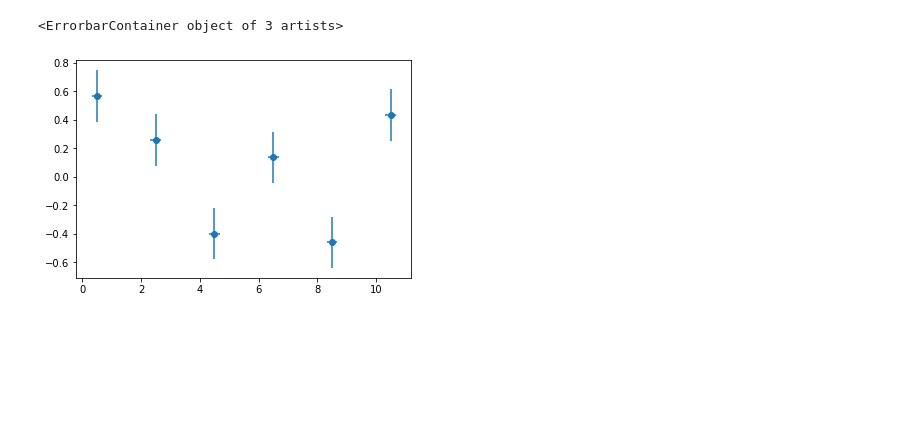
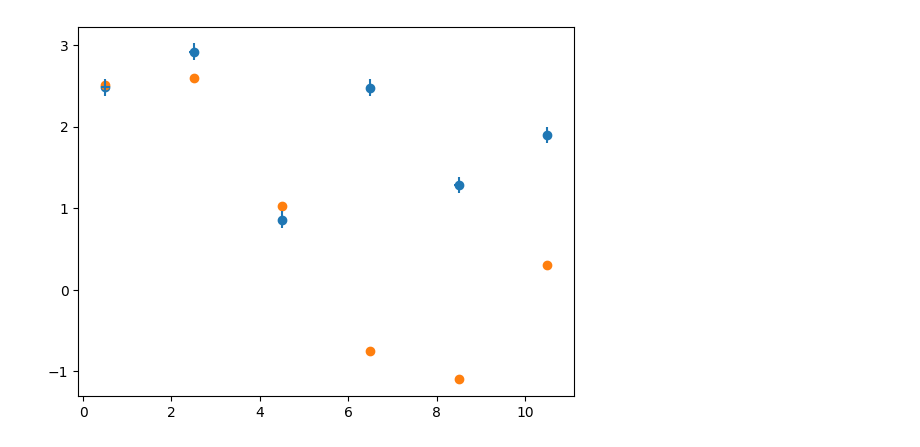
Before and after one commit to Yehan-Edirisinghe/Labo_cal, a Jupyter notebook: temi_esame/04-09-2023/esame.ipynb, the cells around one changed output. Cells and saved outputs as stored; diff of their text form; code cells hidden in the pictures; blank space fills up the shorter version.

```diff
--- a/temi_esame/04-09-2023/esame.ipynb
+++ b/temi_esame/04-09-2023/esame.ipynb
@@ -8,5 +9,12 @@ def f(x):
     return 2*np.sin(.5*x + .78) + .8
 # %%
 x = [.5,2.5,4.5,6.5,8.5,10.5]
+# %%
+def TCL(mean,sigma,n=1000):
+        '''toy normal distribution'''
+
+        delta = np.sqrt(3*n)*sigma
+
+        return np.average([ np.random.uniform(mean-delta , mean+delta) for j in range(n) ])
 # %%
 def gen_data(x,sigma):
@@ -55,17 +48,18 @@ Q squared: 0.601544
 Degrees of freedom: 2
 # %%
 def gen_data2(x,sigma1,sigma2):
-    return [(2*np.random.normal(0,sigma1))*np.sin((0.5*np.random.normal(0,sigma1))*i+(0.78*np.random.normal(0,sigma1))) + (0.8*np.random.normal(0,sigma1)) + np.random.normal(0,sigma2) for i in x]
+    return [ ( 2*TCL(1,sigma1))*np.sin( (0.5*TCL(1,sigma1))*i + (0.78*TCL(1,sigma1)) ) + (0.8*TCL(1,sigma1)) + TCL(0,sigma2) for i in x]
 # %%
-sigma1, sigma2 = 0.3, 0.3
+sigma1, sigma2 = .3, 0.1
 
 data2 = gen_data2(x,sigma1,sigma2)
+errors = (sigma1**2 + sigma2**2)* np.ones(len(data2))
 plt.scatter(x,data2)
-errors = (sigma1**2 + sigma2**2)* np.ones(len(data2))
+plt.scatter(x,y)
 plt.errorbar(x,data2,errors,errors, linestyle= 'None')
+plt.show()
 # %% [output]
-<ErrorbarContainer object of 3 artists>
-[figure, old version]
+[figure, new version]
 # %%
 fitted2 = fit(errors[0], func)
 print("Q squared: %f \nDegrees of freedom: %d" % (fitted2.fval ,fitted2.ndof))
```
Also changed, not shown: parts of 6 cells of this notebook, 3 other files.
